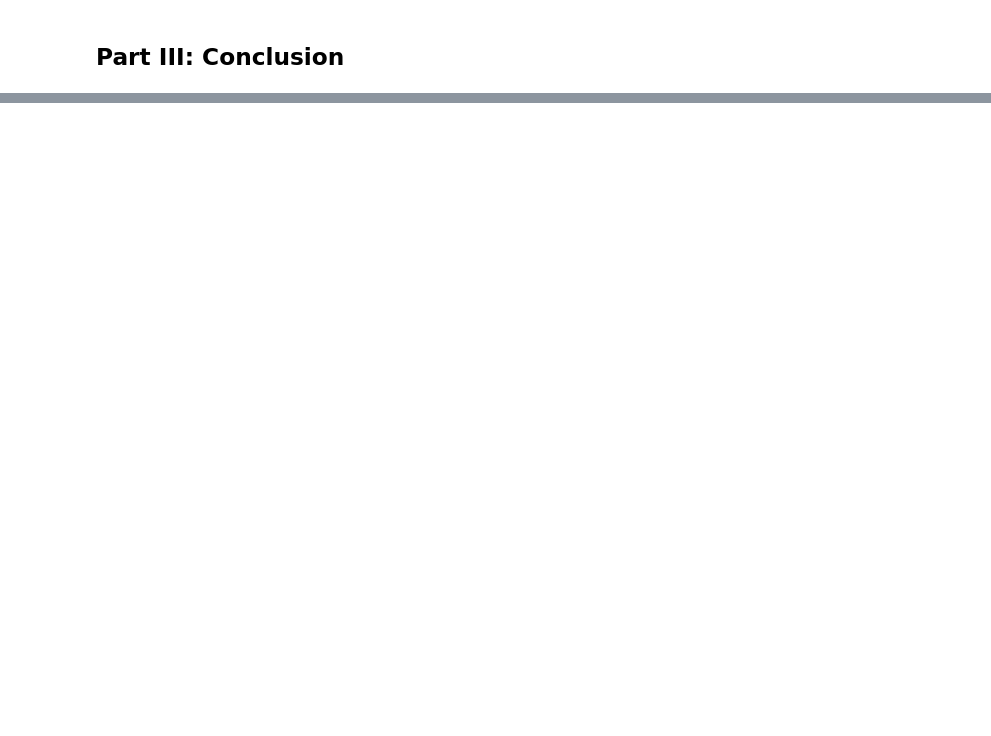
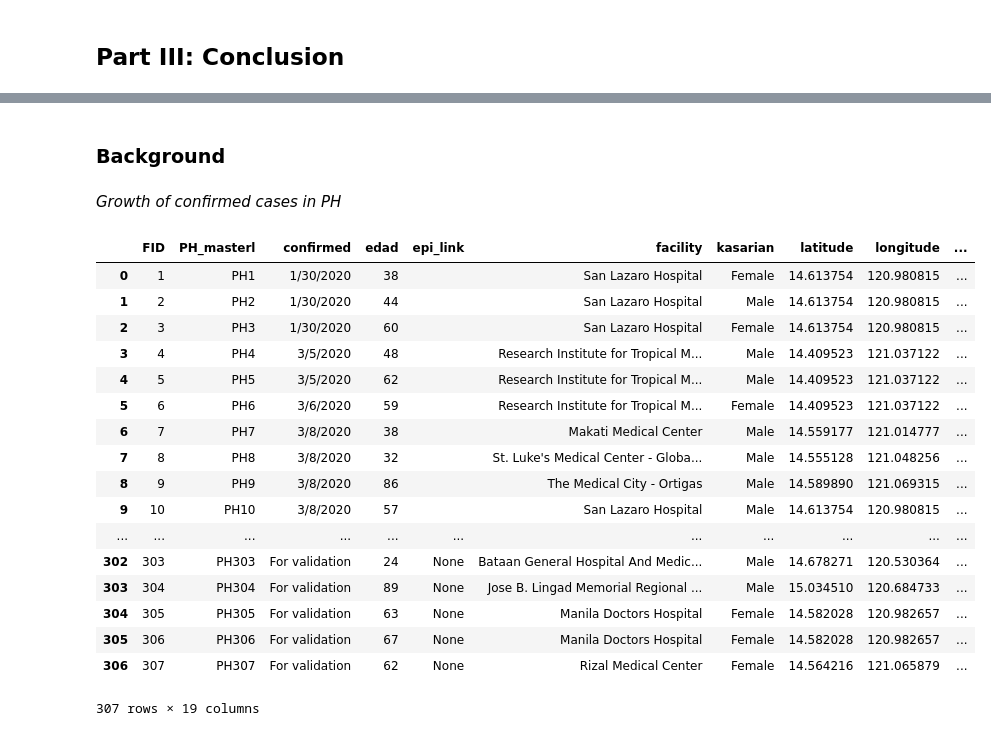
Before and after one commit to andrewnyu/analytics-projects, a Jupyter notebook: PH NCOV Network Analysis.ipynb, the cells around one changed output, grey strips where cells are left out. Saved outputs shown, nothing was run; the diff lists cells and outputs as text; code cells hidden in the pictures; blank space fills up the shorter version.

```diff
--- a/PH NCOV Network Analysis.ipynb
+++ b/PH NCOV Network Analysis.ipynb
@@ -154,0 +173,25 @@ Conclusions to be updated as source data gets updated
+# %% [markdown]
+### Background
+# %% [markdown]
+<i>Growth of confirmed cases in PH</i>
+# %%
+df
+# %% [output]
+|  | FID | PH_masterl | confirmed | edad | epi_link | facility | kasarian | latitude | longitude | ... |
+| 0 | 1 | PH1 | 1/30/2020 | 38 |  | San Lazaro Hospital | Female | 14.613754 | 120.980815 | ... |
+| 1 | 2 | PH2 | 1/30/2020 | 44 |  | San Lazaro Hospital | Male | 14.613754 | 120.980815 | ... |
+| 2 | 3 | PH3 | 1/30/2020 | 60 |  | San Lazaro Hospital | Female | 14.613754 | 120.980815 | ... |
+| 3 | 4 | PH4 | 3/5/2020 | 48 |  | Research Institute for Tropical M... | Male | 14.409523 | 121.037122 | ... |
+| 4 | 5 | PH5 | 3/5/2020 | 62 |  | Research Institute for Tropical M... | Male | 14.409523 | 121.037122 | ... |
+| 5 | 6 | PH6 | 3/6/2020 | 59 |  | Research Institute for Tropical M... | Female | 14.409523 | 121.037122 | ... |
+| 6 | 7 | PH7 | 3/8/2020 | 38 |  | Makati Medical Center | Male | 14.559177 | 121.014777 | ... |
+| 7 | 8 | PH8 | 3/8/2020 | 32 |  | St. Luke's Medical Center - Globa... | Male | 14.555128 | 121.048256 | ... |
+| 8 | 9 | PH9 | 3/8/2020 | 86 |  | The Medical City - Ortigas | Male | 14.589890 | 121.069315 | ... |
+| 9 | 10 | PH10 | 3/8/2020 | 57 |  | San Lazaro Hospital | Male | 14.613754 | 120.980815 | ... |
+| ... | ... | ... | ... | ... | ... | ... | ... | ... | ... | ... |
+| 302 | 303 | PH303 | For validation | 24 | None | Bataan General Hospital And Medic... | Male | 14.678271 | 120.530364 | ... |
+| 303 | 304 | PH304 | For validation | 89 | None | Jose B. Lingad Memorial Regional ... | Male | 15.034510 | 120.684733 | ... |
+| 304 | 305 | PH305 | For validation | 63 | None | Manila Doctors Hospital | Female | 14.582028 | 120.982657 | ... |
+| 305 | 306 | PH306 | For validation | 67 | None | Manila Doctors Hospital | Female | 14.582028 | 120.982657 | ... |
+| 306 | 307 | PH307 | For validation | 62 | None | Rizal Medical Center | Female | 14.564216 | 121.065879 | ... |
+307 rows × 19 columns
```
Also changed, not shown: parts of 20 cells of this notebook, 1 other file.
